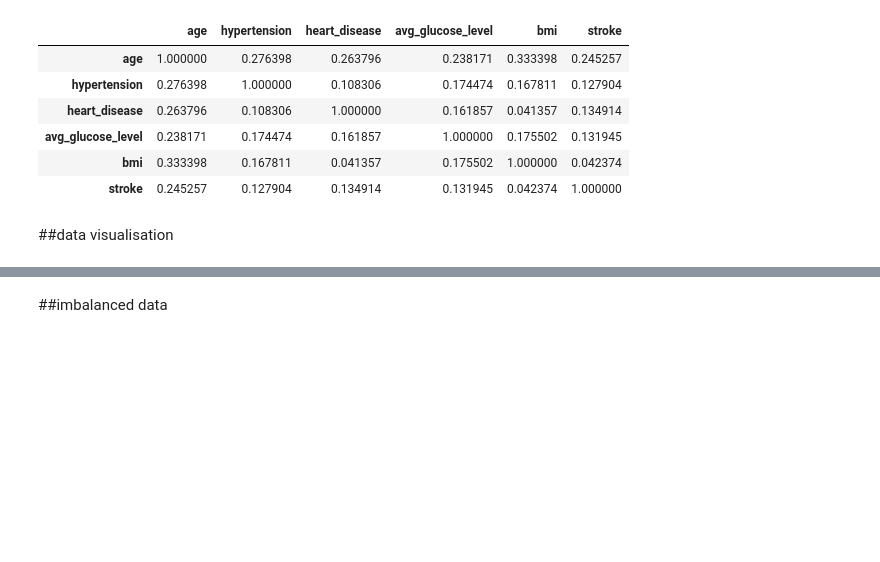
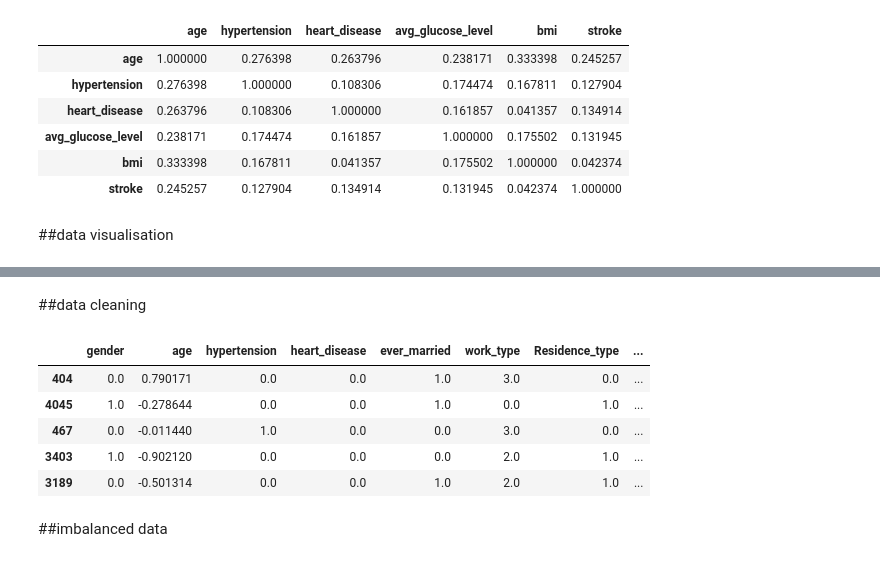
Before and after one commit to semoennaciri/Tipemohamedennaciri, a Jupyter notebook: stroke_prediction.ipynb, the cells around one changed output, grey strips where cells are left out. Saved outputs shown, nothing was run; the diff lists cells and outputs as text; code cells hidden in the pictures; blank space fills up the shorter version.

```diff
--- a/stroke_prediction.ipynb
+++ b/stroke_prediction.ipynb
@@ -135,0 +118,2 @@ fig.show()
+# %% [markdown]
+##data cleaning
@@ -136,3 +144,12 @@ fig.show()
+# %%
+X_train.head()
+# %% [output]
+|  | gender | age | hypertension | heart_disease | ever_married | work_type | Residence_type | ... |
+| 404 | 0.0 | 0.790171 | 0.0 | 0.0 | 1.0 | 3.0 | 0.0 | ... |
+| 4045 | 1.0 | -0.278644 | 0.0 | 0.0 | 1.0 | 0.0 | 1.0 | ... |
+| 467 | 0.0 | -0.011440 | 1.0 | 0.0 | 0.0 | 3.0 | 0.0 | ... |
+| 3403 | 1.0 | -0.902120 | 0.0 | 0.0 | 0.0 | 2.0 | 1.0 | ... |
+| 3189 | 0.0 | -0.501314 | 0.0 | 0.0 | 1.0 | 2.0 | 1.0 | ... |
 # %% [markdown]
 ##imbalanced data
 # %%
```
Also changed, not shown: parts of 31 cells of this notebook.
